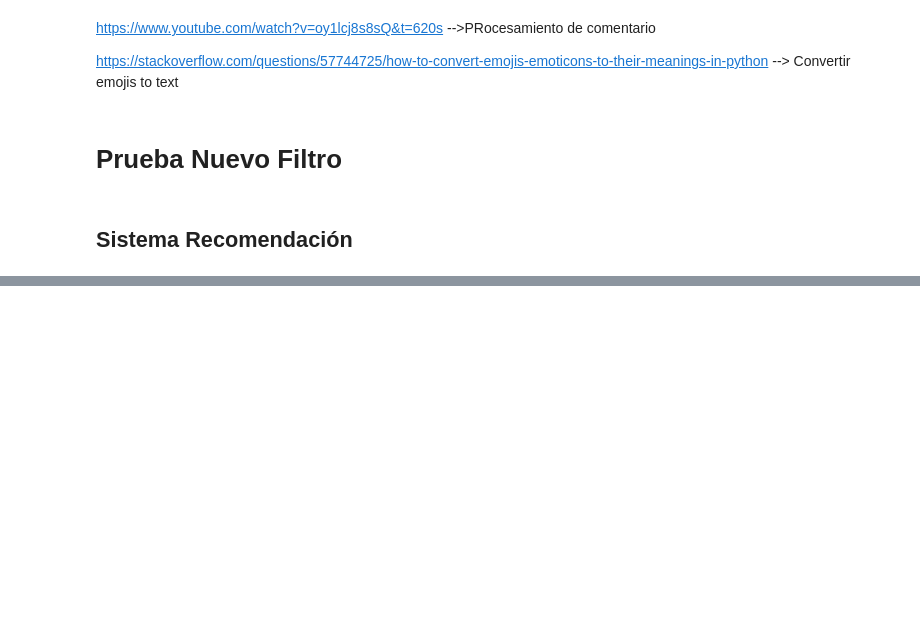
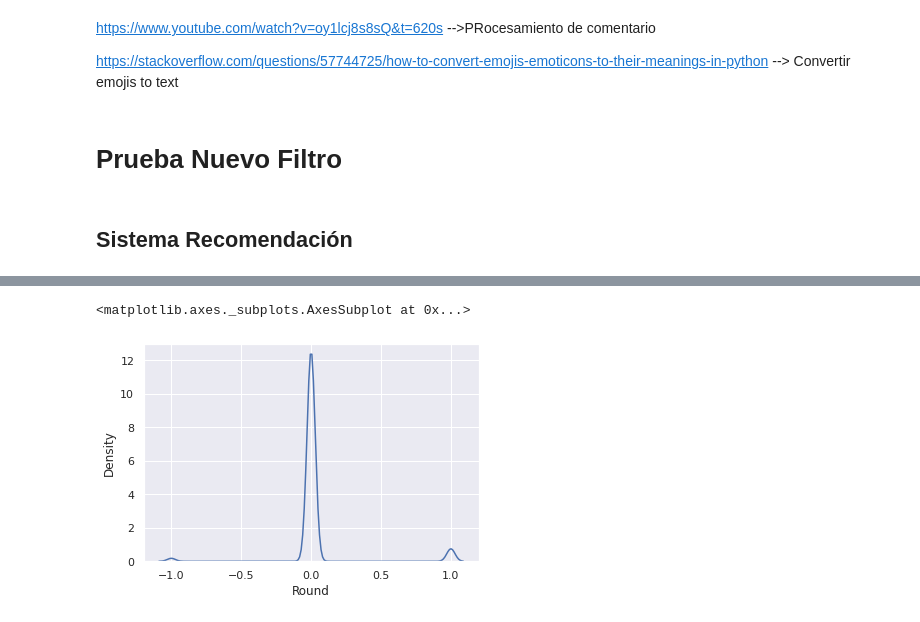
Before and after one commit to nestorjuarezR/Data_Science, a Jupyter notebook: Proyecto3.ipynb, the cells around one changed output, grey strips where cells are left out. Saved outputs shown, nothing was run; the diff lists cells and outputs as text; code cells hidden in the pictures; blank space fills up the shorter version.

```diff
--- a/Proyecto3.ipynb
+++ b/Proyecto3.ipynb
@@ -603,0 +754,2 @@ corr_starwars.head()
+# %%
+df.drop(columns=['text', 'price'], inplace=True)
@@ -603,0 +760,3 @@ corr_starwars.head()
+# %%
+df_games = df.sample(frac=0.1)
+df_games.reset_index(drop=True, inplace=True)
@@ -603,0 +767,9 @@ corr_starwars.head()
+# %%
+comentarios = []
+
+for i in range(df_games.shape[0]):
+  comentario = df_games.xtext.iloc[i]
+  comentario = TextBlob(comentario).polarity
+  comentarios.append(comentario)
+
+df_games['polarity'] = comentarios
@@ -603,0 +794,2 @@ corr_starwars.head()
+# %%
+df_games['Round'] = df_games['polarity'].round(0)
@@ -603,0 +802,5 @@ corr_starwars.head()
+# %%
+sns.kdeplot(df_games['Round'])
+# %% [output]
+<matplotlib.axes._subplots.AxesSubplot at 0x...>
+[figure, added]
```
Also changed, not shown: parts of 71 cells of this notebook.
